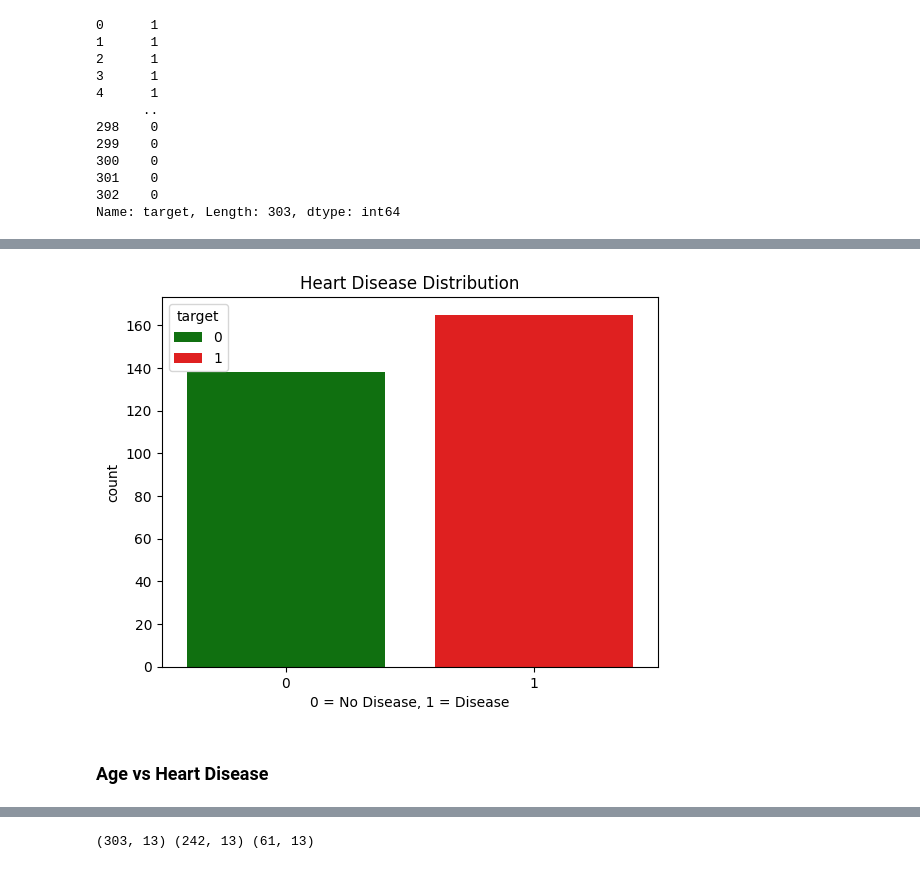
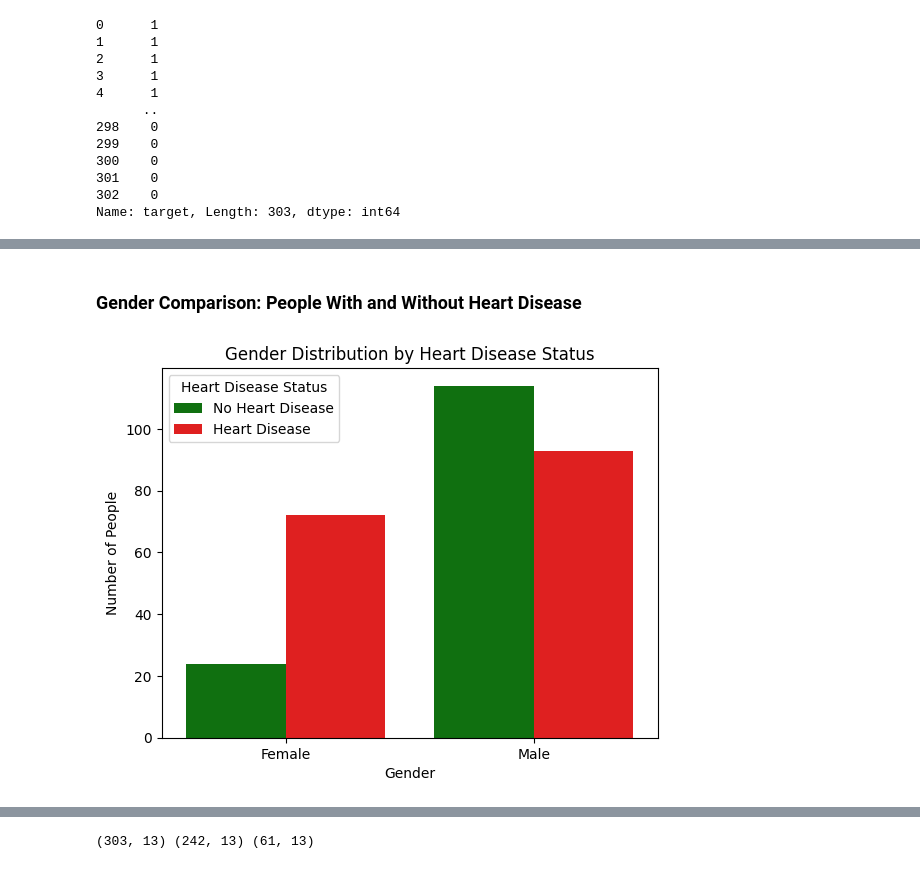
Before and after one commit to AagamJain2811/Disease-Prediction-System, a Jupyter notebook: Heart_Disease_Prediction_System.ipynb, the cells around one changed output, grey strips where cells are left out. Saved outputs shown, nothing was run; the diff lists cells and outputs as text; code cells hidden in the pictures.

```diff
--- a/Heart_Disease_Prediction_System.ipynb
+++ b/Heart_Disease_Prediction_System.ipynb
@@ -104,9 +126,12 @@ Name: target, Length: 303, dtype: int64
+# %% [markdown]
+### Gender Comparison: People With and Without Heart Disease
 # %%
-sns.countplot(x=Y, hue=Y, palette=['green', 'red'])
-plt.title("Heart Disease Distribution")
-plt.xlabel("0 = No Disease, 1 = Disease")
+sns.countplot(x='sex', hue=Y, data=df, palette=['green','red'])
+plt.title("Gender Distribution by Heart Disease Status")
+plt.xlabel("Gender")
+plt.ylabel("Number of People")
+plt.xticks([0, 1], ['Female', 'Male'])
+plt.legend(title='Heart Disease Status', labels=['No Heart Disease', 'Heart Disease'])
 plt.show()
 # %% [output]
-[figure, old version]
+[figure, new version]
-# %% [markdown]
-### Age vs Heart Disease
```
Also changed, not shown: parts of 26 cells of this notebook, 2 other files.
